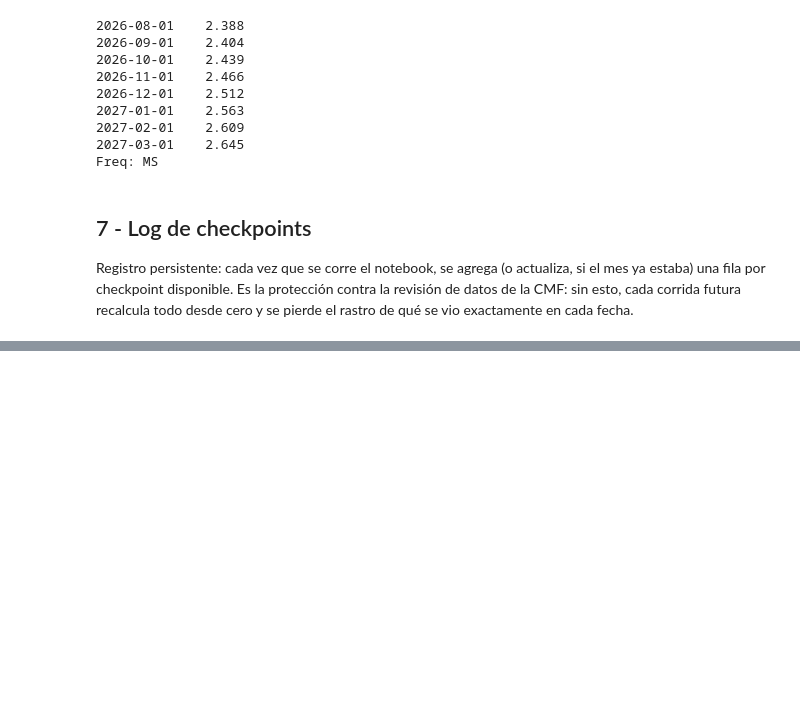
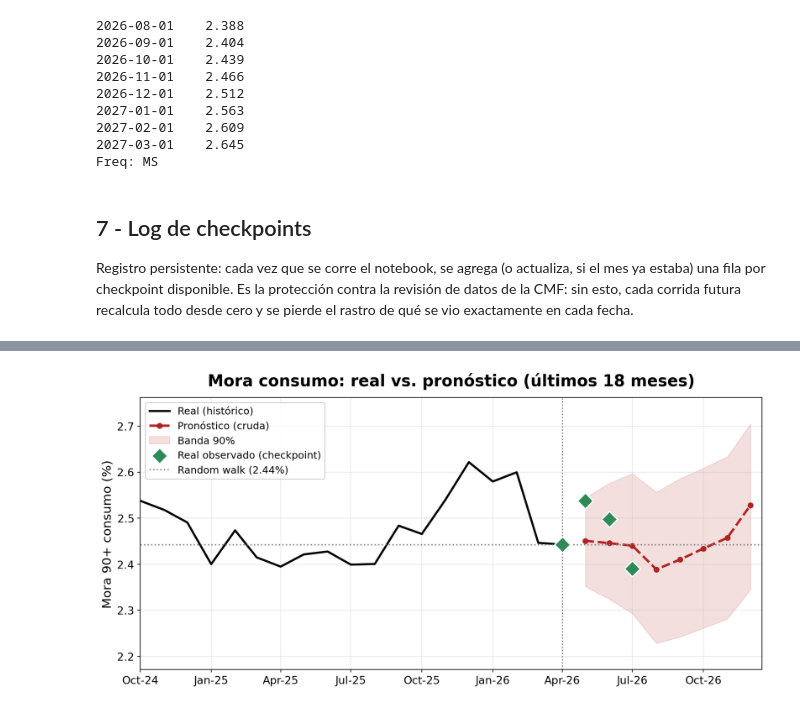
Before and after one commit to arturodiazsalgado/desempleo-morosidad-chile, a Jupyter notebook: 03_Validacion.ipynb, the cells around one changed output, grey strips where cells are left out. Cells and saved outputs as stored; diff of their text form; code cells hidden in the pictures; blank space fills up the shorter version.

```diff
--- a/03_Validacion.ipynb
+++ b/03_Validacion.ipynb
@@ -720,0 +722,42 @@ mes_checkpoint  Consumo  central      p05      p95  error_cruda  en_banda      f
+# %%
+# Este gráfico es solo para la portada de linkedin
+fig = plt.figure(figsize=(12, 6.27), dpi=150, facecolor="white")   # dpi 150 → 1800x940 px
+
+ax = fig.add_axes([0.09, 0.14, 0.86, 0.72])   # gráfico más grande dentro del lienzo
+
+hist = control.loc[:origen, "Consumo"].dropna()
+ax.plot(hist.index, hist.values, color="black", lw=2.5, label="Real (histórico)")
+
+ax.plot(control.index, control["central"], color="firebrick", lw=2.8, ls="--",
+        marker="o", ms=6, label="Pronóstico (cruda)")
+ax.fill_between(control.index, control["p05"], control["p95"],
+                color="firebrick", alpha=0.14, label="Banda 90%")
+
+checkpoints = control.loc[origen:, "Consumo"].dropna()
+ax.scatter(checkpoints.index, checkpoints.values, color="seagreen", s=180, zorder=5,
+           marker="D", edgecolor="white", linewidth=1.5, label="Real observado (checkpoint)")
+
+rw_valor = control.loc[origen, "Consumo"]
+ax.axhline(rw_valor, color="grey", ls=":", lw=1.6, label=f"Random walk ({rw_valor:.2f}%)")
+ax.axvline(origen, color="grey", ls=":", lw=1.4)
+
+ventana_inicio = origen - pd.DateOffset(months=18)
+ax.set_xlim(ventana_inicio, control.index.max() + pd.Timedelta(days=15))
+
+visible = control.loc[ventana_inicio:, ["Consumo", "central", "p05", "p95"]]
+y_min, y_max = visible.min().min(), visible.max().max()
+margen = (y_max - y_min) * 0.12
+ax.set_ylim(y_min - margen, y_max + margen)
+
+ax.set_ylabel("Mora 90+ consumo (%)", fontsize=15)
+ax.set_title("Mora consumo: real vs. pronóstico (últimos 18 meses)",
+             fontsize=19, fontweight="bold", pad=14)
+ax.legend(loc="upper left", fontsize=12, framealpha=0.95)
+ax.grid(alpha=0.3)
+ax.xaxis.set_major_formatter(mdates.DateFormatter("%b-%y"))
+ax.tick_params(labelsize=13)
+
+plt.savefig("portada_parte3.png", dpi=150, facecolor="white")
+plt.show()
+# %% [output]
+[figure, added]
```
Also changed, not shown: parts of 5 cells of this notebook, 2 other files.
